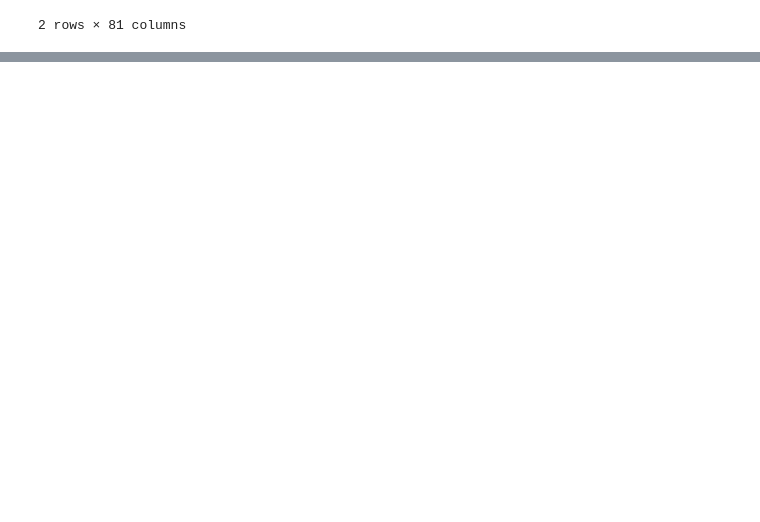
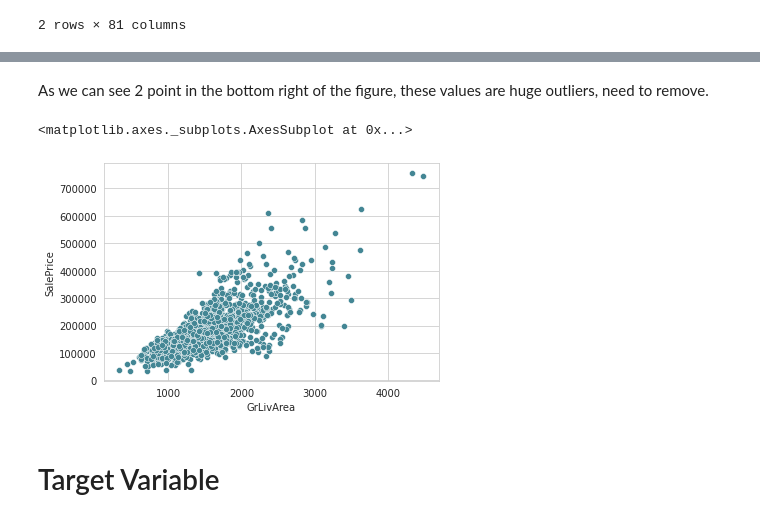
Before and after one commit to truongthuanr/self-learning-project, a Jupyter notebook: 01_HousePriceAmes.ipynb, the cells around one changed output, grey strips where cells are left out. Saved outputs shown, nothing was run; the diff lists cells and outputs as text; code cells hidden in the pictures; blank space fills up the shorter version.

```diff
--- a/01_HousePriceAmes.ipynb
+++ b/01_HousePriceAmes.ipynb
@@ -142,3 +143,5 @@ missing_data.T
 | Total | 1453.000000 | 1406.000000 | 1369.000000 | 1179.000000 | 690.000000 | 259.000000 | 81.000000 | 81.000000 | 81.000000 | ... |
 | Percent | 0.995205 | 0.963014 | 0.937671 | 0.807534 | 0.472603 | 0.177397 | 0.055479 | 0.055479 | 0.055479 | ... |
 2 rows × 81 columns
+# %%
+missing_data = pd.concat([missing,percent,corr_mat["SalePrice"]],keys=["Total","Percent","Correlation"],axis=1)
@@ -144,0 +156,3 @@ missing_data.T
+# %%
+# drop the cols with large amount of missing data (also not importance!)
+train_df = train_df.drop((missing_data[missing_data["Total"]>1]).index,axis = 1 )
@@ -144,0 +168,3 @@ missing_data.T
+# %%
+# Electrical variable have most value as "SBrkr" -> we set the missing data
+train_df.fillna(train_df["Electrical"].mode()[0], inplace=True)
@@ -144,0 +189,12 @@ missing_data.T
+# %% [markdown]
+As we can see 2 point in the bottom right of the figure, these values are huge outliers, need to remove.
+# %%
+remove_item = train_df[(train_df["GrLivArea"]>4000) & (train_df["SalePrice"]<300000)]
+train_df = train_df.drop(remove_item.index)
+# %%
+sns.scatterplot(x=train_df["GrLivArea"], y=train_df['SalePrice'],color="#438694")
+# %% [output]
+<matplotlib.axes._subplots.AxesSubplot at 0x...>
+[figure, added]
+# %% [markdown]
+# Target Variable
```
Also changed, not shown: parts of 39 cells of this notebook.
